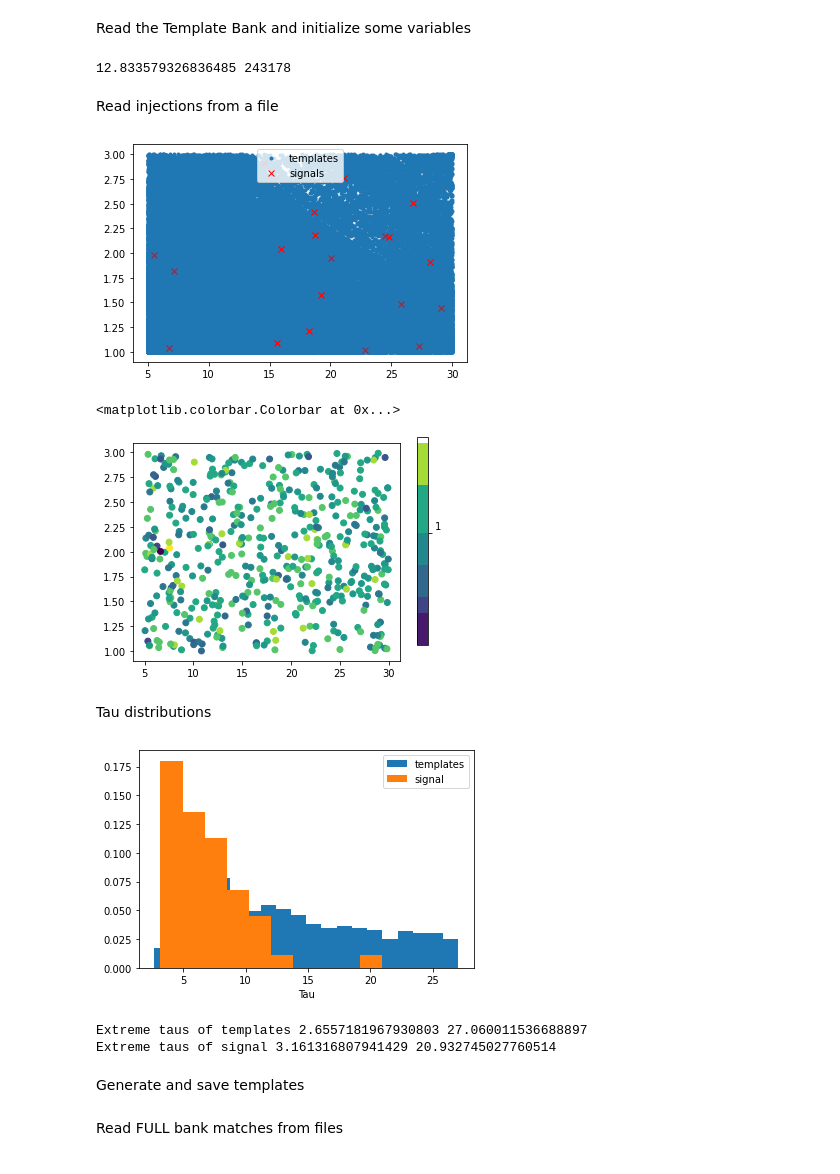
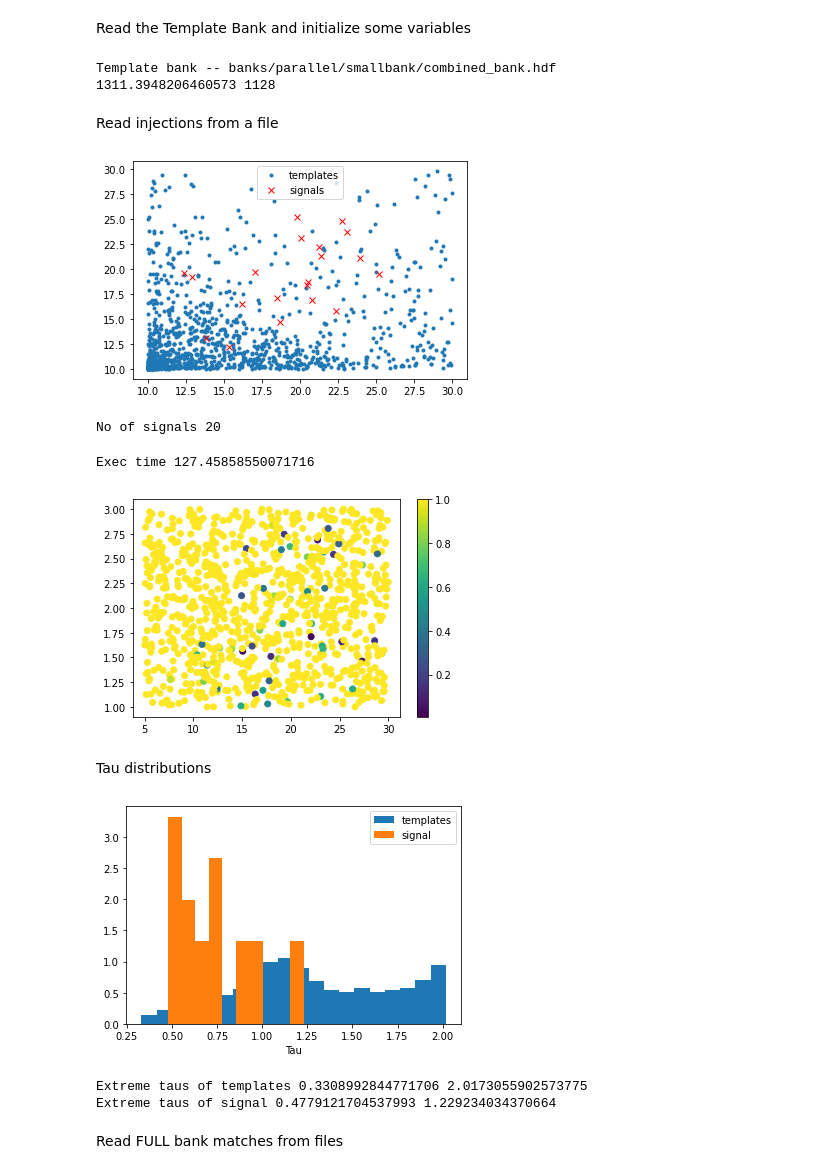
Before and after one commit to rahuldhurkunde/HM_plus_precession, a Jupyter notebook: FF_testing.ipynb, the cells around one changed output. Cells and saved outputs as stored; diff of their text form; code cells hidden in the pictures.

```diff
--- a/FF_testing.ipynb
+++ b/FF_testing.ipynb
@@ -33,35 +33,43 @@ delta_f = 1/32
 delta_t = 1.0/4096
 f_min  = 30.0
 
-#tb = func.read_tb("banks/baseline_bank.hdf", f_min)
-tb = func.read_tb("banks/parallel/aligned_bank/combined_bank.hdf", f_min)
+#tb1 = func.read_tb("banks/parallel/aligned_bank/combined_bank.hdf", f_min)
+tb1 = func.read_tb("banks/parallel/smallbank/combined_bank.hdf", f_min)
 #func.get_mass_ranges_from_TB(tb)
-print(conversions.tau0_from_mass1_mass2(10.0, 10.0, 15.0), len(tb))
+print(conversions.tau0_from_mass1_mass2(5.0, 1.0, 7.0), len(tb1))
 # %% [output]
-12.833579326836485 243178
+Template bank -- banks/parallel/smallbank/combined_bank.hdf
+1311.3948206460573 1128
 # %% [markdown]
 Read injections from a file
 # %%
 nsignal = 20
-approximant_sg = 'IMRPhenomXPHM'
-approximant_tb = 'TaylorF2'
+approximant_sg = 'IMRPhenomD'
+approximant_tb1 = 'IMRPhenomD'
+HMs = False     #Only for signals as of now
 
-filename = 'injections/injections.hdf'
+sg = []
+for k in range(1):
+    filename = 'injections/testing/%s.hdf' %k
+    sg = sg + inj.read_injections_HDF(filename, nsignal, f_min)
 
-sg = inj.read_injections_HDF(filename, nsignal, f_min)
-tb_m1 = [x.m1 for x in tb]
-tb_m2 = [x.m2 for x in tb]
-plt.plot(tb_m1, tb_m2, '.', label='templates')
+tb1_m1 = [x.m1 for x in tb1]
+tb1_m2 = [x.m2 for x in tb1]
+plt.plot(tb1_m1, tb1_m2, '.', label='templates')
 sg_m1 = [x.m1 for x in sg]
 sg_m2 = [x.m2 for x in sg]
 plt.plot(sg_m1, sg_m2, 'x', color='red', label = 'signals')
 plt.legend()
 plt.show()
+print('No of signals', len(sg))
 # %% [output]
-[figure, old version]
+[figure, new version]
+No of signals 20
 # %%
-dot_products = func.real_imag_dot_product(sg, PSD, f_min, delta_f, approximant, nsignal)
-
+start = time.time()
+dot_products = func.real_imag_dot_product(sg, PSD, f_min, delta_f, approximant_sg, nsignal)
+end = time.time()
+print('Exec time', end-start)
 #xi = np.linspace(min(sg_m1),max(sg_m1),100)
 #yi = np.linspace(min(sg_m2),max(sg_m2),100)
 #zi = griddata((sg_m1, sg_m2), dot_products, (xi[None,:], yi[:,None]), method='linear')
@@ -71,14 +79,15 @@ fig3, ax3 = plt.subplots()
 im3 = plt.scatter(sg_m1, sg_m2, c = dot_products)
 #print(dot_products)
 fig3.colorbar(im3)
+plt.savefig('hplus_hcross.png', dpi=600)
 # %% [output]
-<matplotlib.colorbar.Colorbar at 0x...>
+Exec time 127.45858550071716
-[figure, old version]
+[figure, new version]
 # %% [markdown]
 Tau distributions
 # %%
 sg_tau = np.array([x.tau0 for x in sg])
-tb_tau = np.array([x.tau0 for x in tb])
+tb_tau = np.array([x.tau0 for x in tb1])
 plt.hist(tb_tau, density = True, bins = 20, label = 'templates')
 plt.hist(sg_tau, density = True, label = 'signal')
 plt.xlabel('Tau')
@@ -87,8 +96,6 @@ plt.show()
 print('Extreme taus of templates', min(tb_tau), max(tb_tau))
 print('Extreme taus of signal', min(sg_tau), max(sg_tau))
 # %% [output]
-[figure, old version]
+[figure, new version]
-Extreme taus of templates 2.6557181967930803 27.060011536688897
-Extreme taus of signal 3.161316807941429 20.932745027760514
+Extreme taus of templates 0.3308992844771706 2.0173055902573775
+Extreme taus of signal 0.4779121704537993 1.229234034370664
-# %% [markdown]
-Generate and save templates
```
Also changed, not shown: parts of 3 cells of this notebook, 5 other files.
